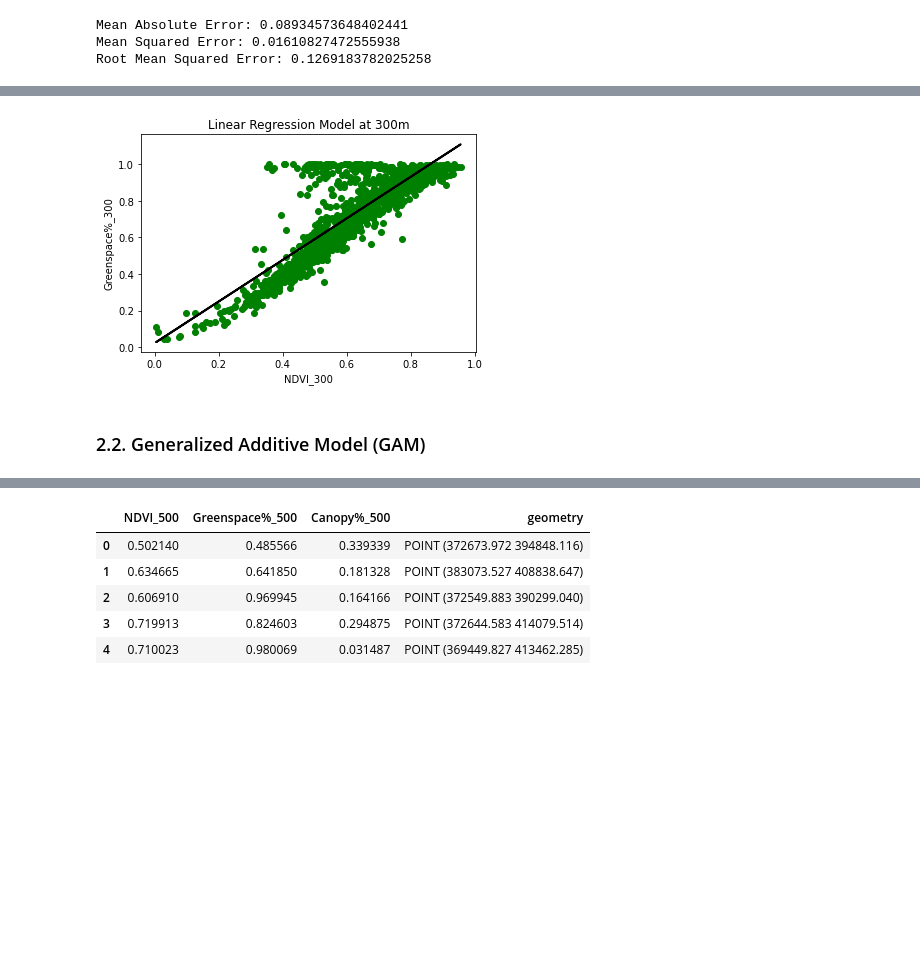
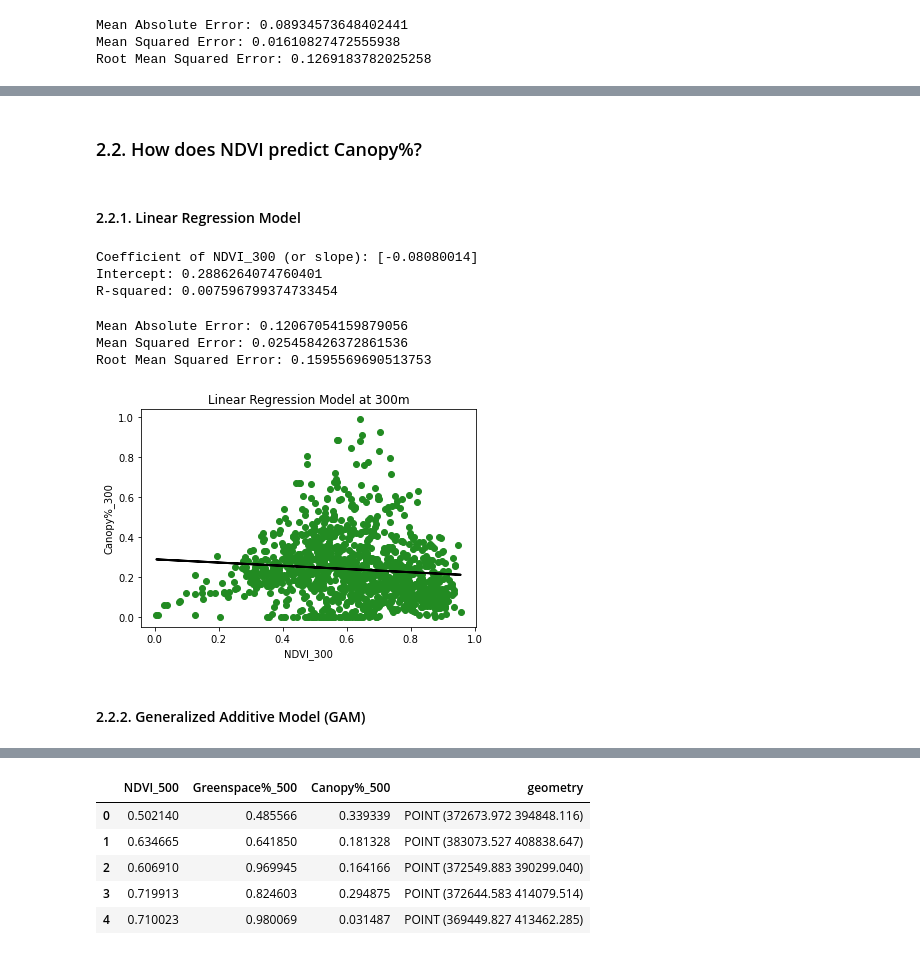
Before and after one commit to alexdelai/NDVI-dimist, a Jupyter notebook: greenspace_modelling.ipynb, the cells around one changed output, grey strips where cells are left out. Drawn from its saved outputs; the diff is of its cells as text; code cells hidden in the pictures; blank space fills up the shorter version.

Commit message:
Added model fit and plots for Canopy%

```diff
--- a/greenspace_modelling.ipynb
+++ b/greenspace_modelling.ipynb
@@ -280,21 +480,69 @@ array([[0.5000161 ],
+# %% [markdown]
+### 2.2. How does NDVI predict Canopy%?
+# %% [markdown]
+#### 2.2.1. Linear Regression Model
+# %%
+# NDVI_300 as the predictor
+df = pd.DataFrame(gdf_300, columns=['NDVI_300'])
+
+# Canopy%_300 as the target
+target = pd.DataFrame(gdf_300, columns=['Canopy%_300'])
+
+# define X and y
+X = df
+y = target['Canopy%_300']
+
+# split independent and dependent variables into training and test data
+X_train, X_test, y_train, y_test = train_test_split(X, y, test_size=0.2, random_state=0)
+
+# fit the linear model
+lm_300 = linear_model.LinearRegression()
+model_300 = lm_300.fit(X_train,y_train)
+# %%
+# linear model coefficient, intercept, and R-squared
+print('Coefficient of NDVI_300 (or slope):', model_300.coef_)
+print('Intercept:', model_300.intercept_)
+print('R-squared:', model_300.score(X_train,y_train))
+# %% [output]
+Coefficient of NDVI_300 (or slope): [-0.08080014]
+Intercept: 0.2886264074760401
+R-squared: 0.007596799374733454
+# %%
+# make predictions
+y_pred = model_300.predict(X_test)
+
+# compare actual values with predicted ones
+df = pd.DataFrame({'Actual': y_test, 'Predicted': y_pred})
+
+# convert X_test to array values (for later use when plotting)
+X_test = X_test.iloc[:, 0:1].values
+# %%
+# evaluate the model
+print('Mean Absolute Error:', metrics.mean_absolute_error(y_test, y_pred))
+print('Mean Squared Error:', metrics.mean_squared_error(y_test, y_pred))
+print('Root Mean Squared Error:', np.sqrt(metrics.mean_squared_error(y_test, y_pred)))
+# %% [output]
+Mean Absolute Error: 0.12067054159879056
+Mean Squared Error: 0.025458426372861536
+Root Mean Squared Error: 0.1595569690513753
 # %%
 # plot outputs
-plt.scatter(X_test, y_test, color="green")
+plt.scatter(X_test, y_test, color="forestgreen")
 plt.plot(X_test, y_pred, color="black", linewidth=2)
 
 plt.xticks(np.arange(0, 1.1, step = 0.2))
 plt.yticks(np.arange(0, 1.1, step = 0.2))
 
 # set title, xlabel and ylabel
 plt.title('Linear Regression Model at 300m')
 plt.xlabel('NDVI_300')
-plt.ylabel('Greenspace%_300')
+plt.ylabel('Canopy%_300')
 
 # save the figure
-plt.savefig('thesis_project/visualizations/lm_300_plot.png', dpi=300, bbox_inches='tight')
+plt.savefig('thesis_project/visualizations/modelling/lm_ndvi_canopy_300_plot.png', dpi=300, bbox_inches='tight')
 
 plt.show()
 # %% [output]
-[figure, old version]
+[figure, new version]
 # %% [markdown]
-### 2.2. Generalized Additive Model (GAM)
+#### 2.2.2. Generalized Additive Model (GAM)
```
Also changed, not shown: parts of 68 cells of this notebook.
